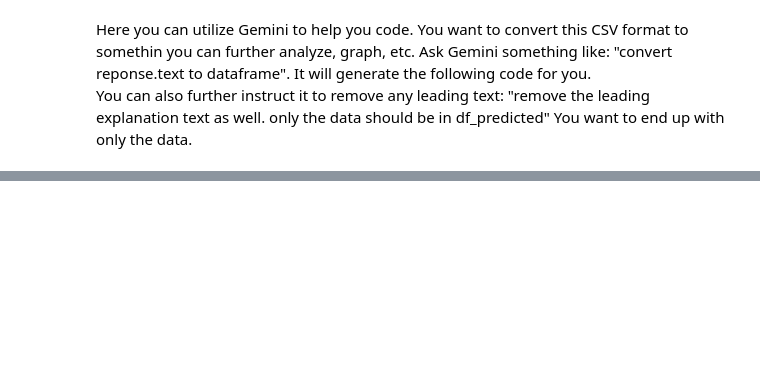
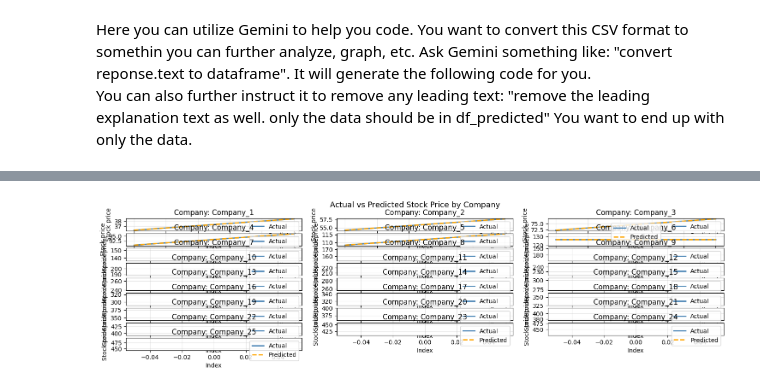
Before and after one commit to PMRv1/UTK-AI-Project-3, a Jupyter notebook: Assignment4.ipynb, the cells around one changed output, grey strips where cells are left out. Drawn from its saved outputs; the diff is of its cells as text; code cells hidden in the pictures; blank space fills up the shorter version.

````diff
--- a/Assignment4.ipynb
+++ b/Assignment4.ipynb
@@ -140,0 +305,16 @@ plt.show()
+# %%
+clean_csv = raw_csv_output.strip()
+if "```" in clean_csv:
+    lines = [l for l in clean_csv.splitlines() if not l.strip().startswith("```")]
+    clean_csv = "\n".join(lines)
+
+lines = clean_csv.splitlines()
+start_idx = next((i for i, l in enumerate(lines) if "company_id" in l.lower()), 0)
+csv_only = "\n".join(lines[start_idx:])
+
+df_pred = pd.read_csv(io.StringIO(csv_only))
+df_pred["actual_price"]    = pd.to_numeric(df_pred["actual_price"],    errors="coerce")
+df_pred["predicted_price"] = pd.to_numeric(df_pred["predicted_price"], errors="coerce")
+df_pred = df_pred.dropna()
+
+display(df_pred.head(10))
@@ -140,0 +380,32 @@ plt.show()
+# %%
+companies = df_pred["company_id"].unique()
+n = len(companies)
+
+fig, axes = plt.subplots(
+    nrows=(1 if n <= 3 else (n + 2) // 3),
+    ncols=min(n, 3),
+    figsize=(6 * min(n, 3), 4),
+    squeeze=False
+)
+axes_flat = axes.flatten()
+
+for idx, company in enumerate(companies):
+    ax = axes_flat[idx]
+    sub = df_pred[df_pred["company_id"] == company].reset_index(drop=True)
+    ax.plot(sub.index, sub["actual_price"],    label="Actual",    color="steelblue", linewidth=2)
+    ax.plot(sub.index, sub["predicted_price"], label="Predicted", color="orange",   linewidth=2, linestyle="--")
+    ax.set_title(f"Company: {company}")
+    ax.set_xlabel("Index")
+    ax.set_ylabel("Stock price")
+    ax.legend()
+    ax.grid(True, alpha=0.3)
+
+for j in range(idx + 1, len(axes_flat)):
+    axes_flat[j].set_visible(False)
+
+plt.suptitle("Actual vs Predicted Stock Price by Company", fontsize=13)
+plt.tight_layout()
+plt.savefig("stock_prediction.png", bbox_inches="tight", dpi=150)
+plt.show()
+# %% [output]
+[figure, added]
````
Also changed, not shown: parts of 26 cells of this notebook.
